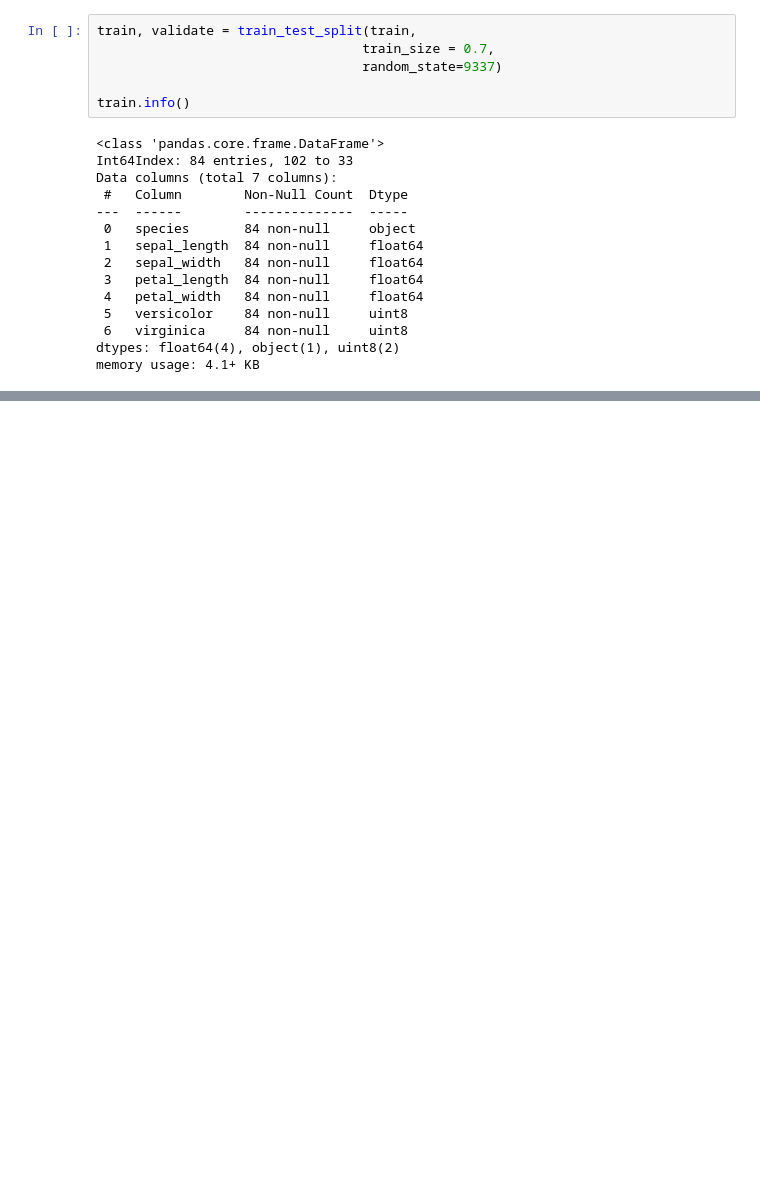
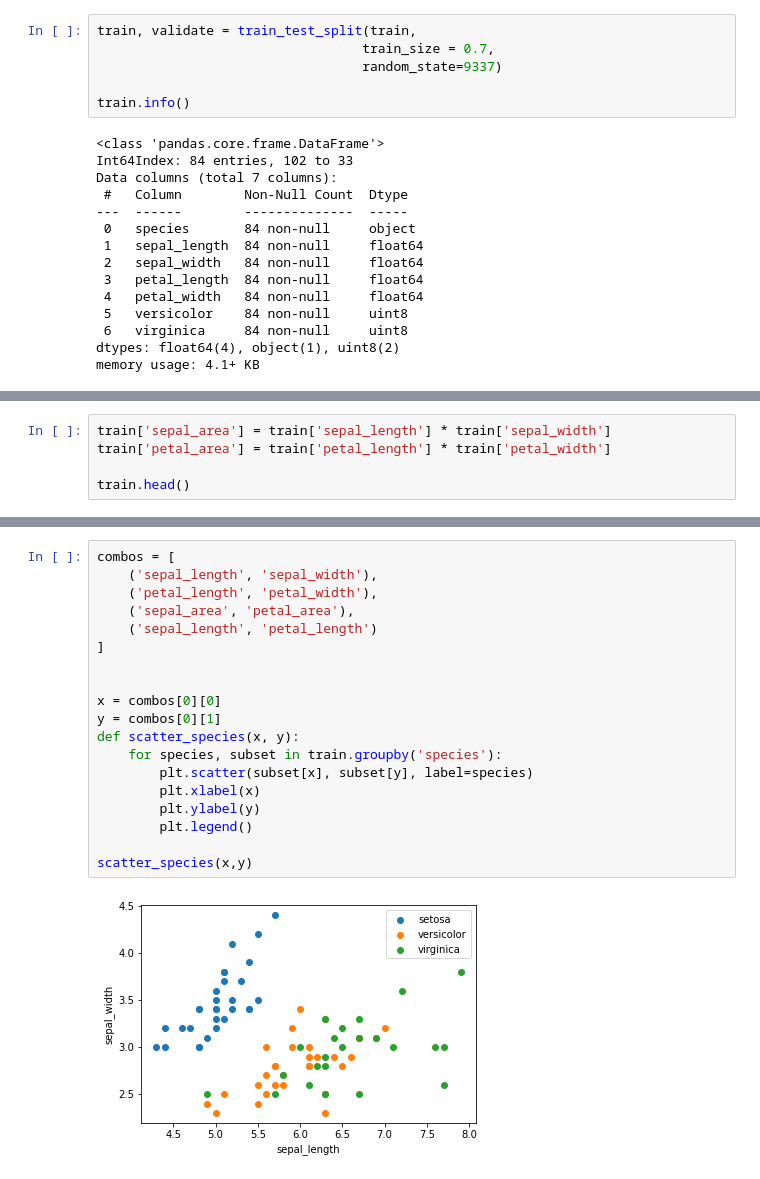
Before and after one commit to BraedenWright/classification-exercises, a Jupyter notebook: classification_exercises.ipynb, the cells around one changed output, grey strips where cells are left out. Drawn from its saved outputs; the diff is of its cells as text; blank space fills up the shorter version.

```diff
--- a/classification_exercises.ipynb
+++ b/classification_exercises.ipynb
@@ -1106,0 +1107,5 @@ Checking sepal_width relationship for virginica and versicolor
+# %%
+train['sepal_area'] = train['sepal_length'] * train['sepal_width']
+train['petal_area'] = train['petal_length'] * train['petal_width']
+
+train.head()
@@ -1106,0 +1119,21 @@ Checking sepal_width relationship for virginica and versicolor
+# %%
+combos = [
+    ('sepal_length', 'sepal_width'),
+    ('petal_length', 'petal_width'),
+    ('sepal_area', 'petal_area'),
+    ('sepal_length', 'petal_length')
+]
+
+
+x = combos[0][0]
+y = combos[0][1]
+def scatter_species(x, y):
+    for species, subset in train.groupby('species'):
+        plt.scatter(subset[x], subset[y], label=species)
+        plt.xlabel(x)
+        plt.ylabel(y)
+        plt.legend()
+
+scatter_species(x,y)
+# %% [output]
+[figure, added]
```
Also changed, not shown: parts of 41 cells of this notebook, 1 other file.
